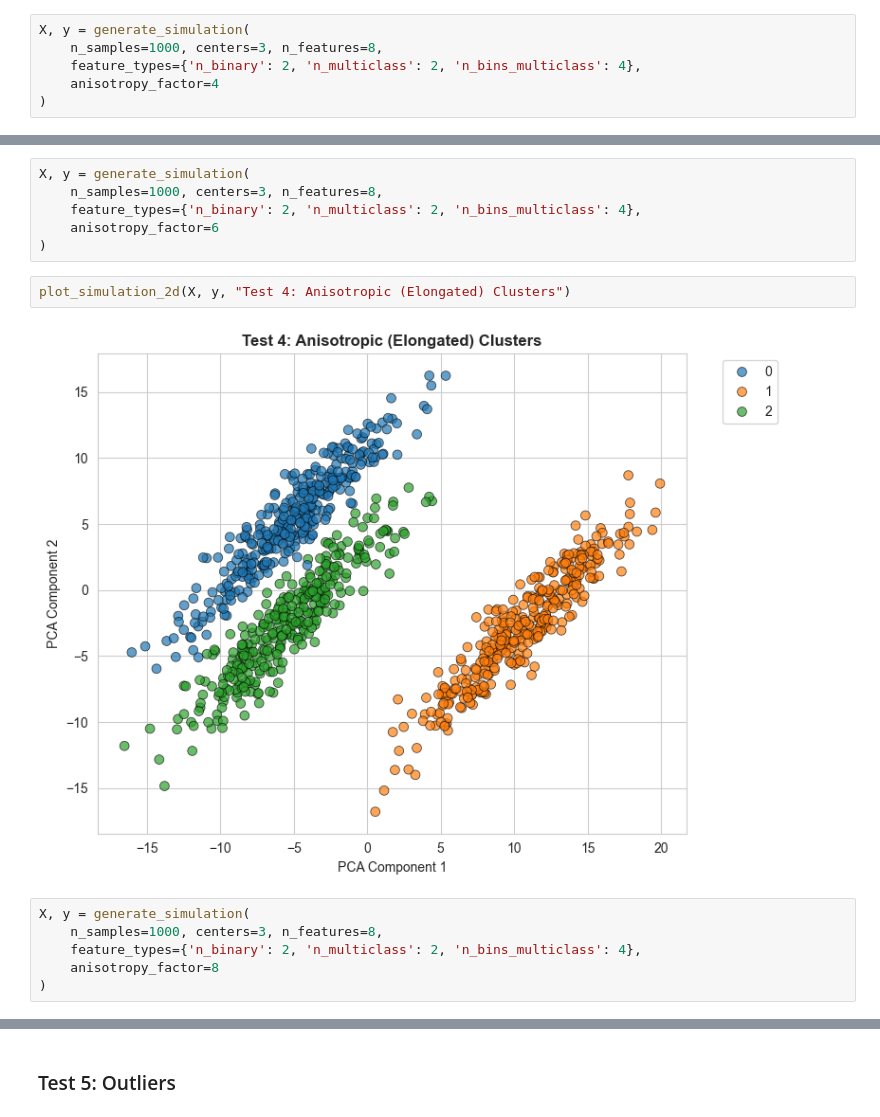
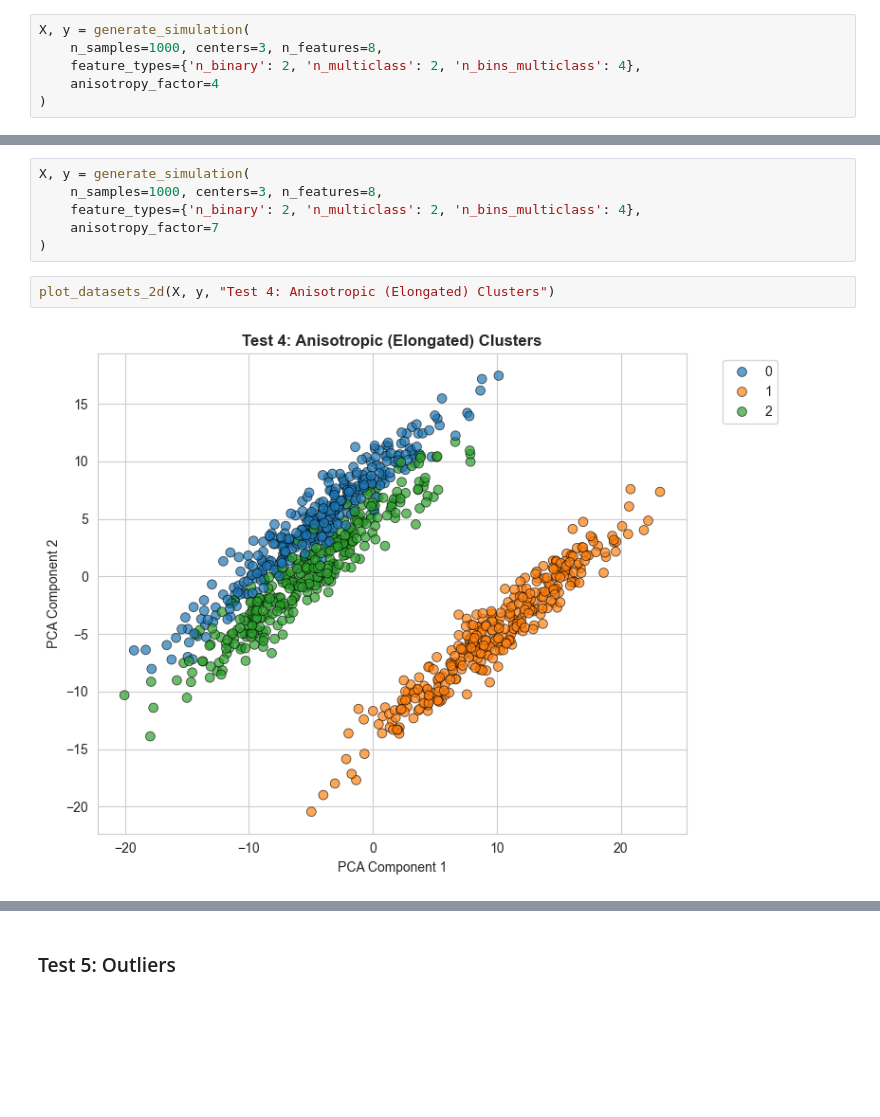
Before and after one commit to FabioScielzoOrtiz/db-robust-clust-paper-code, a Jupyter notebook: src/notebooks/data_exploration/generate_simulation_exploration.ipynb, the cells around one changed output, grey strips where cells are left out. Saved outputs shown, nothing was run; the diff lists cells and outputs as text; blank space fills up the shorter version.

```diff
--- a/src/notebooks/data_exploration/generate_simulation_exploration.ipynb
+++ b/src/notebooks/data_exploration/generate_simulation_exploration.ipynb
@@ -201,15 +200,9 @@ plot_simulation_2d(X, y, "Test 4: Anisotropic (Elongated) Clusters")
 X, y = generate_simulation(
     n_samples=1000, centers=3, n_features=8,
     feature_types={'n_binary': 2, 'n_multiclass': 2, 'n_bins_multiclass': 4},
-    anisotropy_factor=6
+    anisotropy_factor=7
 )
 # %%
-plot_simulation_2d(X, y, "Test 4: Anisotropic (Elongated) Clusters")
+plot_datasets_2d(X, y, "Test 4: Anisotropic (Elongated) Clusters")
 # %% [output]
-[figure, old version]
+[figure, new version]
-# %%
-X, y = generate_simulation(
-    n_samples=1000, centers=3, n_features=8,
-    feature_types={'n_binary': 2, 'n_multiclass': 2, 'n_bins_multiclass': 4},
-    anisotropy_factor=8
-)
```
Also changed, not shown: parts of 20 cells of this notebook, 22 other files.
